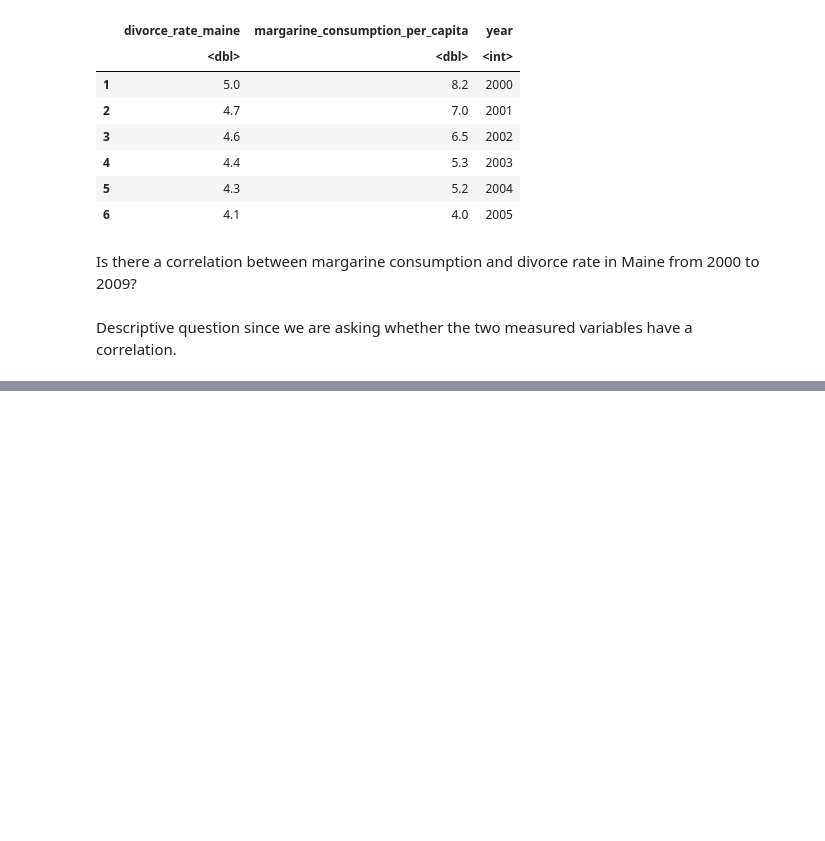
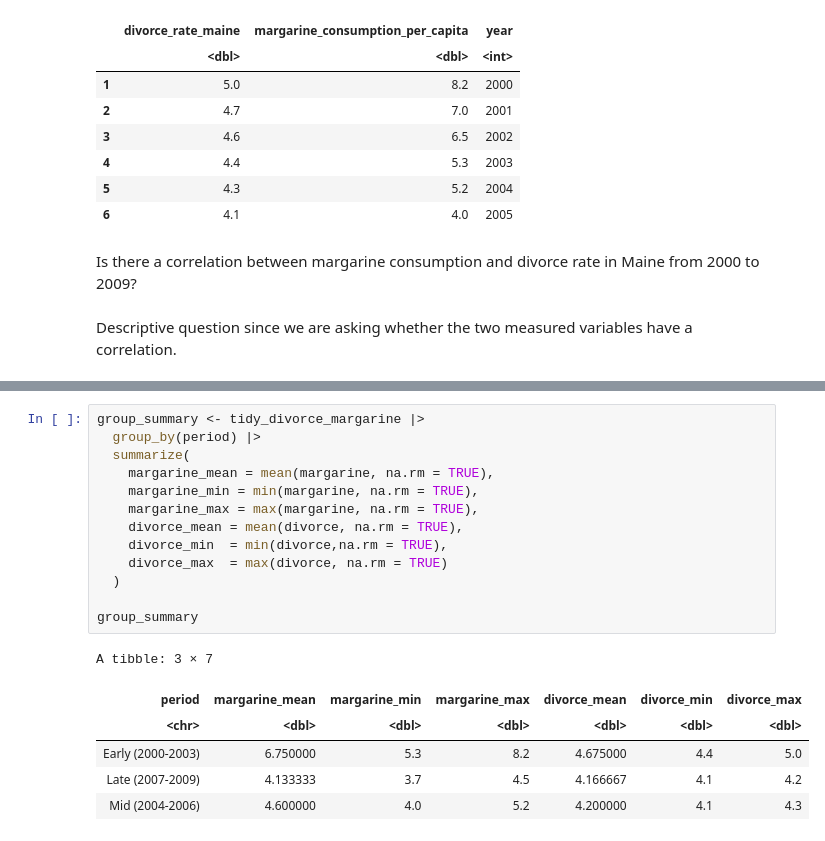
Before and after one commit to tanachilles76/toy_ds_project, a Jupyter notebook: marg_vs_divorce_viz.ipynb, the cells around one changed output, grey strips where cells are left out. Saved outputs shown, nothing was run; the diff lists cells and outputs as text; blank space fills up the shorter version.

```diff
--- a/marg_vs_divorce_viz.ipynb
+++ b/marg_vs_divorce_viz.ipynb
@@ -110,0 +147,20 @@ A data.frame: 6 × 3
+# %%
+group_summary <- tidy_divorce_margarine |>
+  group_by(period) |>
+  summarize(
+    margarine_mean = mean(margarine, na.rm = TRUE),
+    margarine_min = min(margarine, na.rm = TRUE),
+    margarine_max = max(margarine, na.rm = TRUE),
+    divorce_mean = mean(divorce, na.rm = TRUE),
+    divorce_min  = min(divorce,na.rm = TRUE),
+    divorce_max  = max(divorce, na.rm = TRUE)
+  )
+
+group_summary
+# %% [output]
+A tibble: 3 × 7
+| period | margarine_mean | margarine_min | margarine_max | divorce_mean | divorce_min | divorce_max |
+| <chr> | <dbl> | <dbl> | <dbl> | <dbl> | <dbl> | <dbl> |
+| Early (2000-2003) | 6.750000 | 5.3 | 8.2 | 4.675000 | 4.4 | 5.0 |
+| Late (2007-2009) | 4.133333 | 3.7 | 4.5 | 4.166667 | 4.1 | 4.2 |
+| Mid (2004-2006) | 4.600000 | 4.0 | 5.2 | 4.200000 | 4.1 | 4.3 |
```
Also changed, not shown: parts of 5 cells of this notebook.
